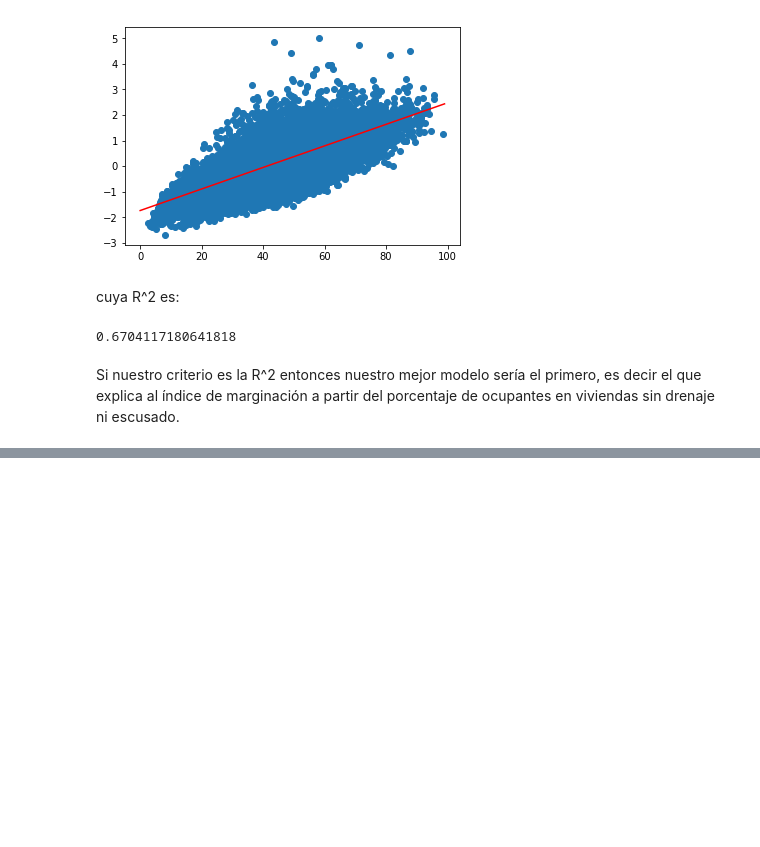
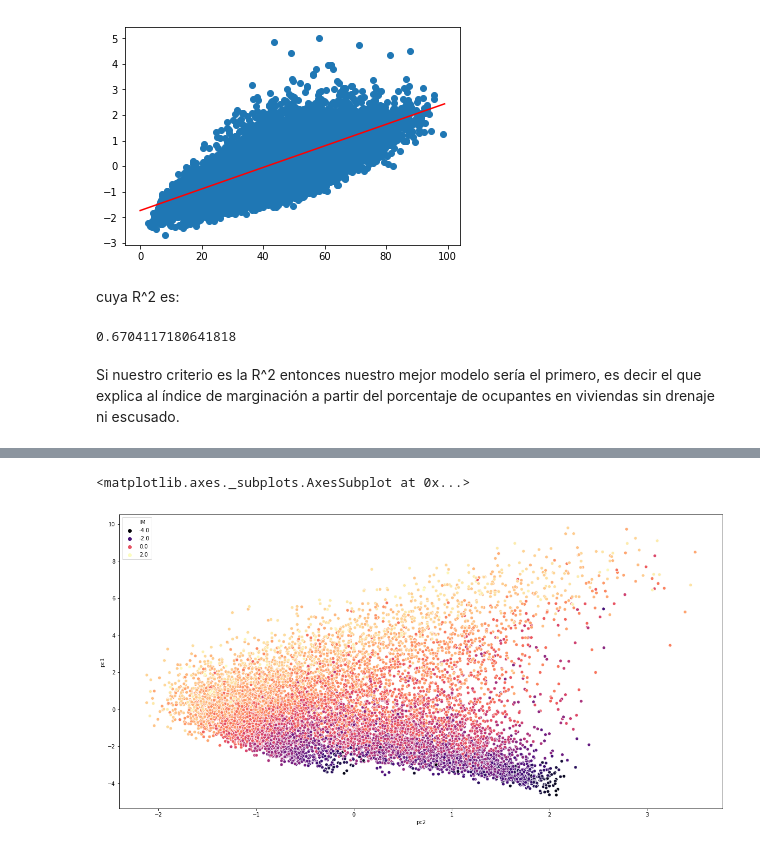
Before and after one commit to jeroaranda/aplicada3, a Jupyter notebook: marginacion.ipynb, the cells around one changed output, grey strips where cells are left out. Saved outputs shown, nothing was run; the diff lists cells and outputs as text; code cells hidden in the pictures; blank space fills up the shorter version.

```diff
--- a/marginacion.ipynb
+++ b/marginacion.ipynb
@@ -11,6 +11,7 @@ import numpy as np
 import matplotlib.pylab as plt
 from sklearn import linear_model
 import seaborn as sns
+plt.rcParams['figure.figsize'] = (20, 10)
 # %% [markdown]
 Nos aseguramos que el archivo de datos se encuentre en el mismo directorio en el que este notebook se encuentra:
 # %%
@@ -220,0 +227,6 @@ Si nuestro criterio es la R^2 entonces nuestro mejor modelo sería el primero, e
+# %%
+featureso=[]
+for col in df.columns:
+    if not df[col].dtypes == 'object':
+        print(col)
+        featureso.append(col)
@@ -220,0 +253,5 @@ Si nuestro criterio es la R^2 entonces nuestro mejor modelo sería el primero, e
+# %%
+features=featureso[4:4+9]
+print(features)
+x=df[features].dropna()
+x.head()
@@ -220,0 +266,12 @@ Si nuestro criterio es la R^2 entonces nuestro mejor modelo sería el primero, e
+# %%
+x = StandardScaler().fit_transform(x)
+pca = PCA(n_components=2)
+principalComponents = pca.fit_transform(x)
+principalDf = pd.DataFrame(data = principalComponents
+             , columns = ['pc1', 'pc2'])
+principalDf['IM']=x[:,-1]
+# %%
+sns.scatterplot(x='pc2',y='pc1',hue='IM',palette='magma',data=principalDf)
+# %% [output]
+<matplotlib.axes._subplots.AxesSubplot at 0x...>
+[figure, added]
```
Also changed, not shown: parts of 4 cells of this notebook, 1 other file.
